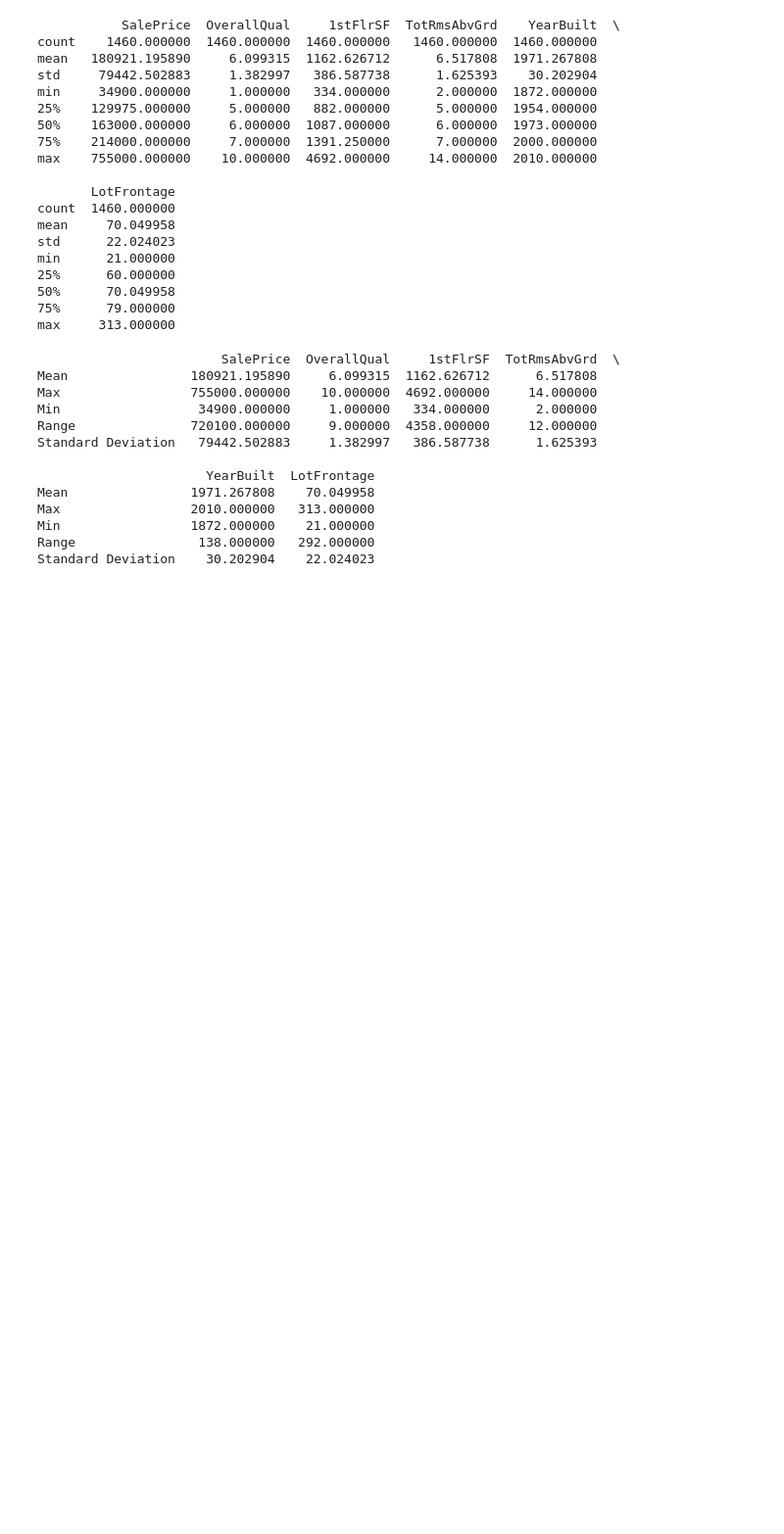
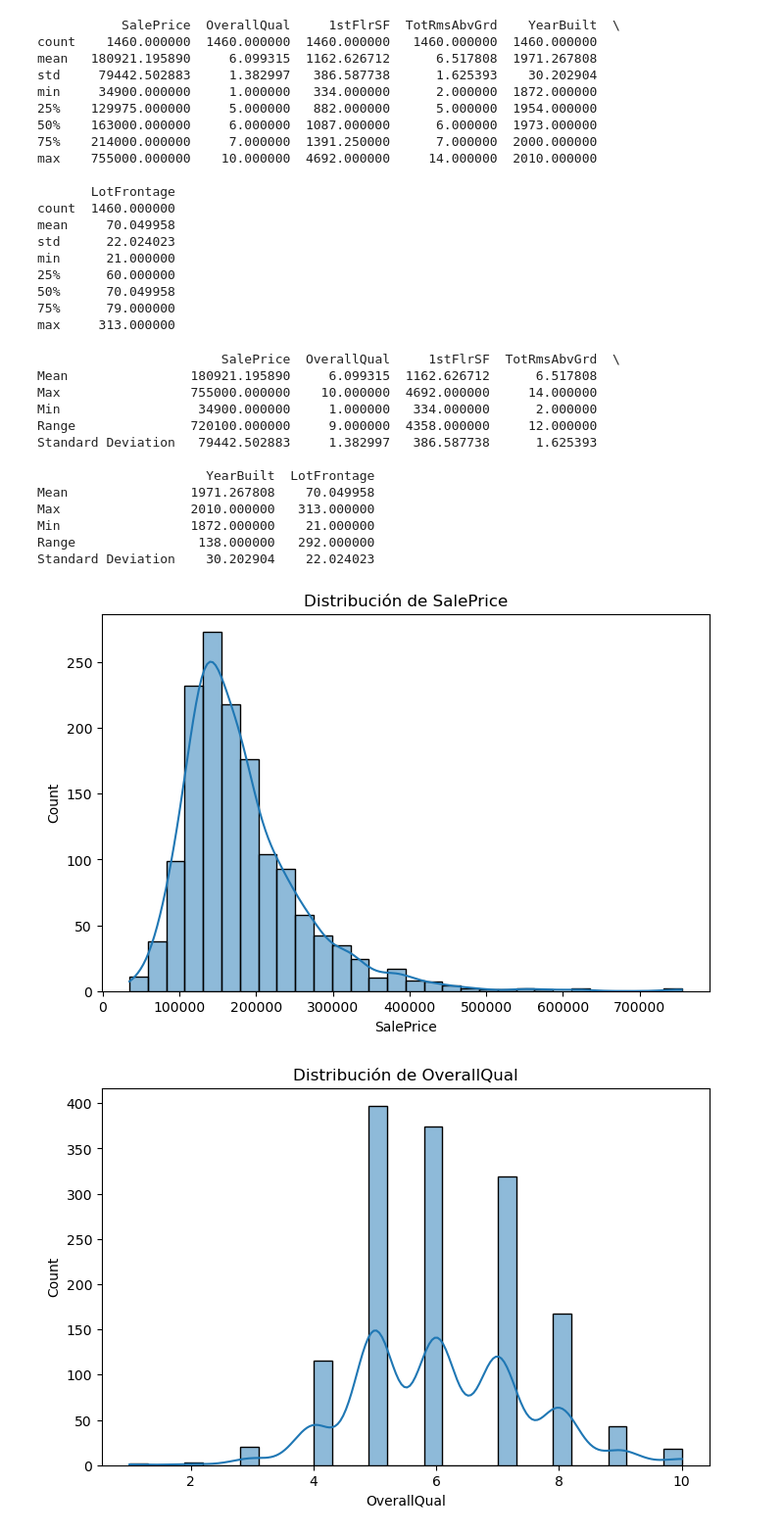
Before and after one commit to javierm1296/proyecto_python, a Jupyter notebook: Proyecto_Final_v1.ipynb, the cells around one changed output. Shown at 98% size. Drawn from its saved outputs; the diff is of its cells as text; code cells hidden in the pictures; blank space fills up the shorter version.

```diff
--- a/Proyecto_Final_v1.ipynb
+++ b/Proyecto_Final_v1.ipynb
@@ -144,3 +144,13 @@ Max                 2010.000000   313.000000
 Min                 1872.000000    21.000000
 Range                138.000000   292.000000
 Standard Deviation    30.202904    22.024023
+# %%
+# Histograma de cada variable 3
+for variable in columnas:
+    plt.figure(figsize=(8,5))
+    sns.histplot(df[variable], bins=30, kde=True)
+    plt.title(f"Distribución de {variable}")
+    plt.show()
+# %% [output]
+[figure, added]
+[figure, added]
```
Also changed, not shown: parts of 2 cells of this notebook.
